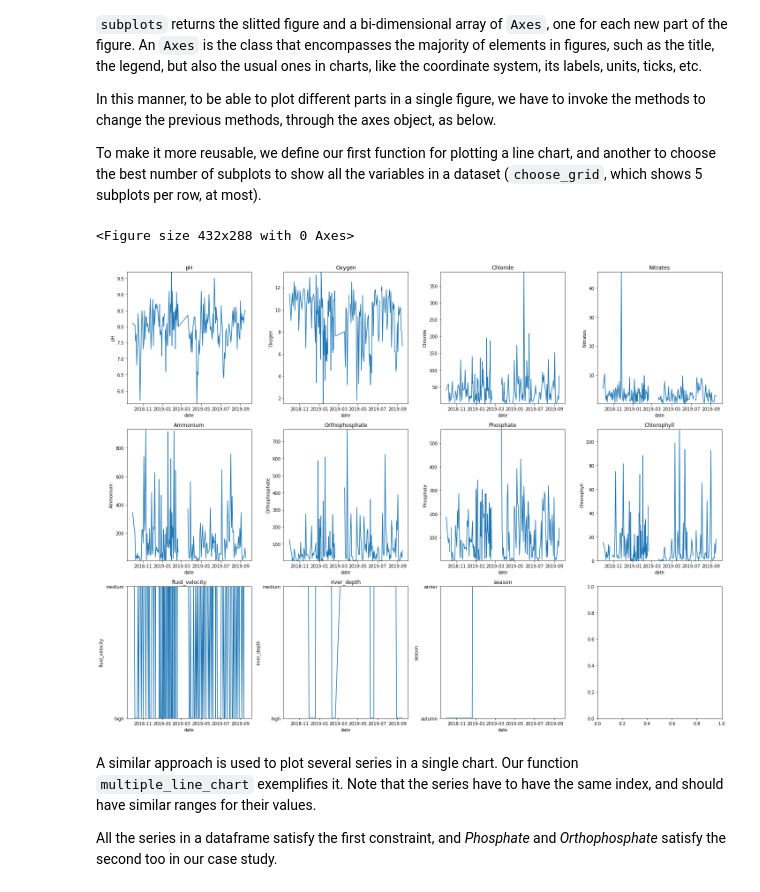
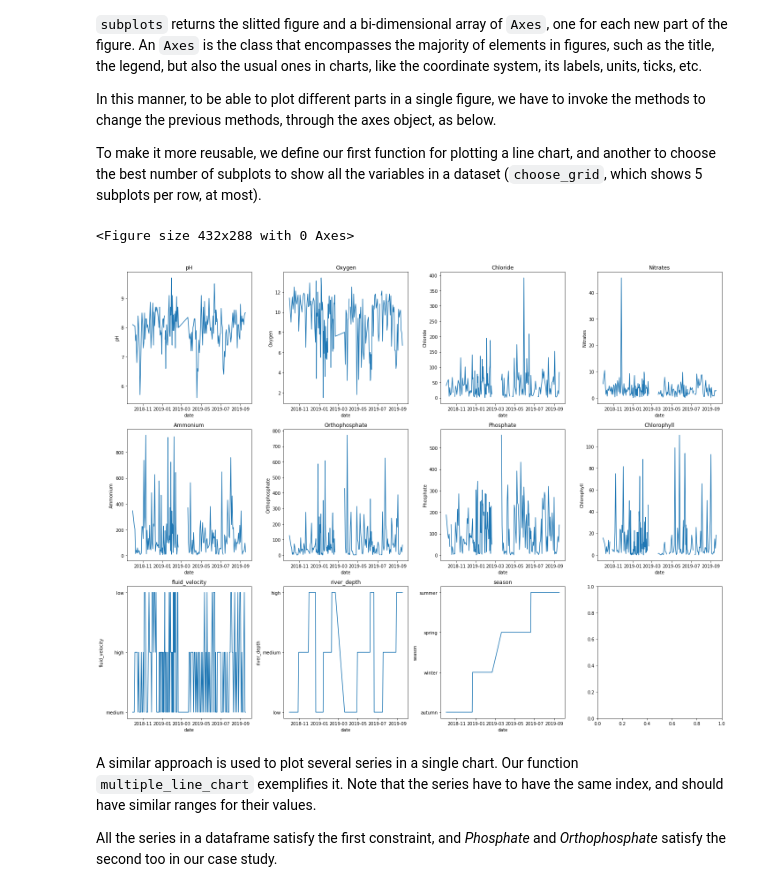
Before and after one commit to psinogas/DSlabs2019, a Jupyter notebook: Lab02_matplotlib.ipynb, the cells around one changed output. Drawn from its saved outputs; the diff is of its cells as text; code cells hidden in the pictures.

```diff
--- a/Lab02_matplotlib.ipynb
+++ b/Lab02_matplotlib.ipynb
@@ -91,28 +92,29 @@ of subplots to show all the variables in a dataset (<code>choose_grid</code>, wh
 # %%
 def choose_grid(nr):
     return nr // 4 + 1, 4
 
-def line_chart(ax: plt.Axes, series: pd.Series, title: str, xlabel: str, ylabel: str, ymin: float= 0.0, ymax: float=1.0):
+def line_chart(ax: plt.Axes, series: pd.Series, title: str, xlabel: str, ylabel: str, percentage=False):
     ax.set_title(title)
     ax.set_xlabel(xlabel)
     ax.set_ylabel(ylabel)
-    ax.set_ylim(ymin, ymax)
+    if percentage:
+        ax.set_ylim(0.0, 1.0)
     ax.plot(series)
 
 (rows, cols) = choose_grid(data.shape[1])
 plt.figure()
 fig, axs = plt.subplots(rows, cols, figsize=(cols*5, rows*5))
 i, j, n = 0, 0, 0
 
 for col in data:
-    line_chart(axs[i, j], data[col], col, 'date', col, ymin=data[col].min(), ymax=data[col].max())
+    line_chart(axs[i, j], data[col], col, 'date', col)
     n = n + 1
     i, j = (i + 1, 0) if n % cols == 0 else (i, j + 1)
 fig.tight_layout()
 plt.show()
 # %% [output]
 <Figure size 432x288 with 0 Axes>
-[figure, old version]
+[figure, new version]
 # %% [markdown]
 A similar approach is used to plot several series in a single chart. Our function <code>multiple_line_chart</code>
 exemplifies it. Note that the series have to have the same index, and should have similar ranges for their values.
```
Also changed, not shown: parts of 4 cells of this notebook, 9 other files.
